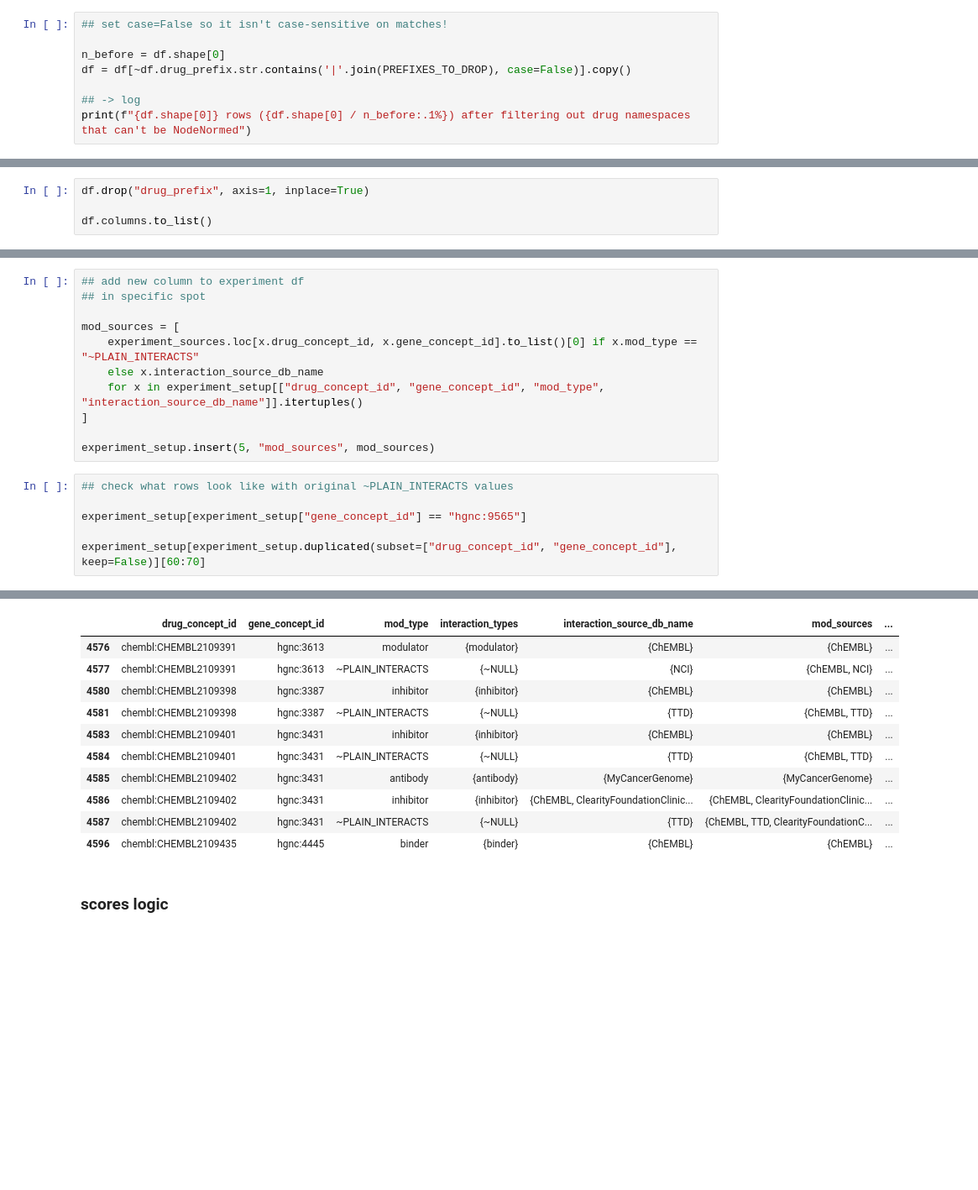
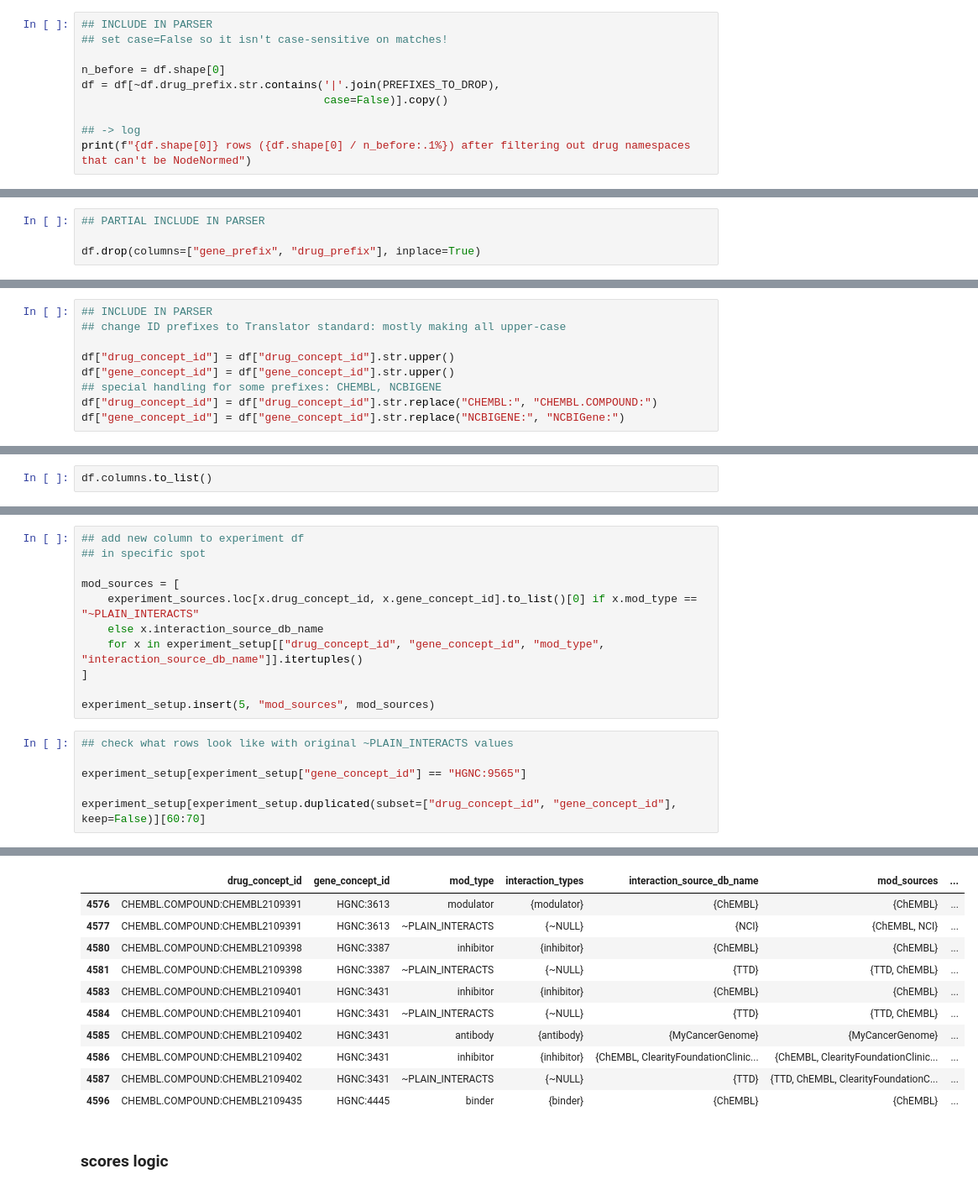
Before and after one commit to NCATSTranslator/translator-ingests, a Jupyter notebook: src/translator_ingest/ingests/dgidb/dgidb_dev.ipynb, the cells around one changed output, grey strips where cells are left out. Shown at 84% size. Cells and saved outputs as stored; diff of their text form; blank space fills up the shorter version.

Commit message:
dgidb: update notebook
to better match pipeline parser, easier to follow along with parser logs
also review pipeline output, examples for tests

```diff
--- a/src/translator_ingest/ingests/dgidb/dgidb_dev.ipynb
+++ b/src/translator_ingest/ingests/dgidb/dgidb_dev.ipynb
@@ -453,10 +448,12 @@ PREFIXES_TO_DROP = [
     "chemidplus",
 ]
 # %%
+## INCLUDE IN PARSER
 ## set case=False so it isn't case-sensitive on matches!
 
 n_before = df.shape[0]
-df = df[~df.drug_prefix.str.contains('|'.join(PREFIXES_TO_DROP), case=False)].copy()
+df = df[~df.drug_prefix.str.contains('|'.join(PREFIXES_TO_DROP),
+                                     case=False)].copy()
 
 ## -> log
 print(f"{df.shape[0]} rows ({df.shape[0] / n_before:.1%}) after filtering out drug namespaces that can't be NodeNormed")
@@ -465,3 +462,7 @@ print(f"{df.shape[0]} rows ({df.shape[0] / n_before:.1%}) after filtering out dr
+# %%
+## PARTIAL INCLUDE IN PARSER
+
+df.drop(columns=["gene_prefix", "drug_prefix"], inplace=True)
 # %%
 df.info()
 # %% [output]
@@ -538,0 +486,9 @@ Name: count, dtype: int64
+# %%
+## INCLUDE IN PARSER
+## change ID prefixes to Translator standard: mostly making all upper-case
+
+df["drug_concept_id"] = df["drug_concept_id"].str.upper()
+df["gene_concept_id"] = df["gene_concept_id"].str.upper()
+## special handling for some prefixes: CHEMBL, NCBIGENE
+df["drug_concept_id"] = df["drug_concept_id"].str.replace("CHEMBL:", "CHEMBL.COMPOUND:")
+df["gene_concept_id"] = df["gene_concept_id"].str.replace("NCBIGENE:", "NCBIGene:")
@@ -705,6 +753,4 @@ Based on spot-check, don't see cases where the `~NULL` has the same sources as i
 # %%
-df.drop("drug_prefix", axis=1, inplace=True)
-
 df.columns.to_list()
 # %% [output]
 ['gene_claim_name',
@@ -876,7 +937,7 @@ experiment_setup.insert(5, "mod_sources", mod_sources)
 # %%
 ## check what rows look like with original ~PLAIN_INTERACTS values
 
-experiment_setup[experiment_setup["gene_concept_id"] == "hgnc:9565"]
+experiment_setup[experiment_setup["gene_concept_id"] == "HGNC:9565"]
 
 experiment_setup[experiment_setup.duplicated(subset=["drug_concept_id", "gene_concept_id"], keep=False)][60:70]
 # %% [output]
@@ -891,14 +952,14 @@ experiment_setup[experiment_setup.duplicated(subset=["drug_concept_id", "gene_co
 |  | drug_concept_id | gene_concept_id | mod_type | interaction_types | interaction_source_db_name | mod_sources | ... |
-| 4576 | chembl:CHEMBL2109391 | hgnc:3613 | modulator | {modulator} | {ChEMBL} | {ChEMBL} | ... |
-| 4577 | chembl:CHEMBL2109391 | hgnc:3613 | ~PLAIN_INTERACTS | {~NULL} | {NCI} | {ChEMBL, NCI} | ... |
-| 4580 | chembl:CHEMBL2109398 | hgnc:3387 | inhibitor | {inhibitor} | {ChEMBL} | {ChEMBL} | ... |
-| 4581 | chembl:CHEMBL2109398 | hgnc:3387 | ~PLAIN_INTERACTS | {~NULL} | {TTD} | {ChEMBL, TTD} | ... |
-| 4583 | chembl:CHEMBL2109401 | hgnc:3431 | inhibitor | {inhibitor} | {ChEMBL} | {ChEMBL} | ... |
-| 4584 | chembl:CHEMBL2109401 | hgnc:3431 | ~PLAIN_INTERACTS | {~NULL} | {TTD} | {ChEMBL, TTD} | ... |
-| 4585 | chembl:CHEMBL2109402 | hgnc:3431 | antibody | {antibody} | {MyCancerGenome} | {MyCancerGenome} | ... |
-| 4586 | chembl:CHEMBL2109402 | hgnc:3431 | inhibitor | {inhibitor} | {ChEMBL, ClearityFoundationClinic... | {ChEMBL, ClearityFoundationClinic... | ... |
-| 4587 | chembl:CHEMBL2109402 | hgnc:3431 | ~PLAIN_INTERACTS | {~NULL} | {TTD} | {ChEMBL, TTD, ClearityFoundationC... | ... |
-| 4596 | chembl:CHEMBL2109435 | hgnc:4445 | binder | {binder} | {ChEMBL} | {ChEMBL} | ... |
+| 4576 | CHEMBL.COMPOUND:CHEMBL2109391 | HGNC:3613 | modulator | {modulator} | {ChEMBL} | {ChEMBL} | ... |
+| 4577 | CHEMBL.COMPOUND:CHEMBL2109391 | HGNC:3613 | ~PLAIN_INTERACTS | {~NULL} | {NCI} | {ChEMBL, NCI} | ... |
+| 4580 | CHEMBL.COMPOUND:CHEMBL2109398 | HGNC:3387 | inhibitor | {inhibitor} | {ChEMBL} | {ChEMBL} | ... |
+| 4581 | CHEMBL.COMPOUND:CHEMBL2109398 | HGNC:3387 | ~PLAIN_INTERACTS | {~NULL} | {TTD} | {TTD, ChEMBL} | ... |
+| 4583 | CHEMBL.COMPOUND:CHEMBL2109401 | HGNC:3431 | inhibitor | {inhibitor} | {ChEMBL} | {ChEMBL} | ... |
+| 4584 | CHEMBL.COMPOUND:CHEMBL2109401 | HGNC:3431 | ~PLAIN_INTERACTS | {~NULL} | {TTD} | {TTD, ChEMBL} | ... |
+| 4585 | CHEMBL.COMPOUND:CHEMBL2109402 | HGNC:3431 | antibody | {antibody} | {MyCancerGenome} | {MyCancerGenome} | ... |
+| 4586 | CHEMBL.COMPOUND:CHEMBL2109402 | HGNC:3431 | inhibitor | {inhibitor} | {ChEMBL, ClearityFoundationClinic... | {ChEMBL, ClearityFoundationClinic... | ... |
+| 4587 | CHEMBL.COMPOUND:CHEMBL2109402 | HGNC:3431 | ~PLAIN_INTERACTS | {~NULL} | {TTD} | {TTD, ChEMBL, ClearityFoundationC... | ... |
+| 4596 | CHEMBL.COMPOUND:CHEMBL2109435 | HGNC:4445 | binder | {binder} | {ChEMBL} | {ChEMBL} | ... |
 # %% [markdown]
 ### scores logic
 # %% [markdown]
```
Also changed, not shown: parts of 84 cells of this notebook.
